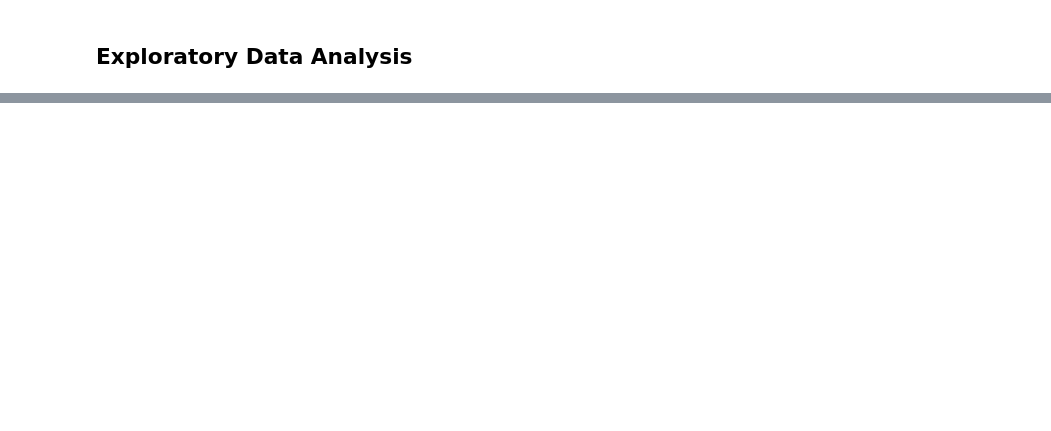
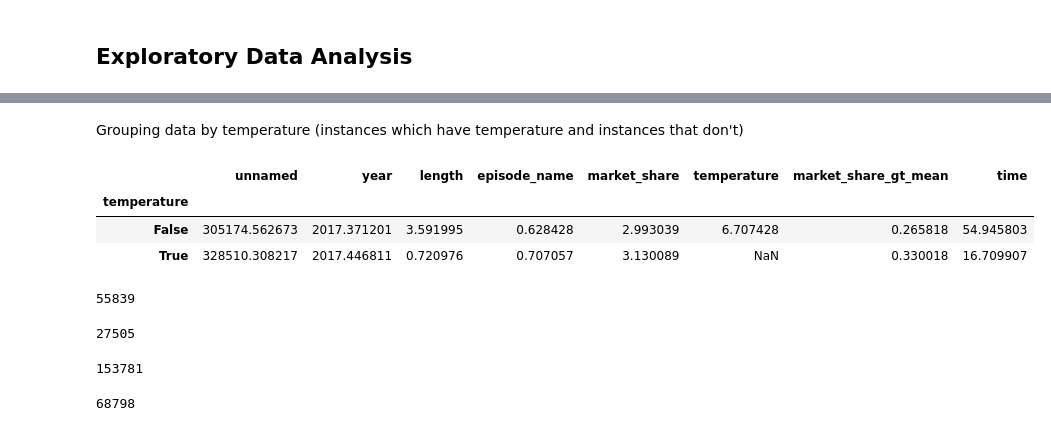
Before and after one commit to Carbonrun/YapAiTek_Challenge, a Jupyter notebook: 01_EDA.ipynb, the cells around one changed output, grey strips where cells are left out. Drawn from its saved outputs; the diff is of its cells as text; code cells hidden in the pictures; blank space fills up the shorter version.

```diff
--- a/01_EDA.ipynb
+++ b/01_EDA.ipynb
@@ -67,0 +137,44 @@ train_data.describe()
+# %%
+def get_running_time(row):
+    r"""Helper function to calculate length of a show.
+
+    Parameters:
+    -------------
+        row: a pandas.DataFrame row
+
+    Returns:
+    -------------
+        int: show length
+    """
+    start = pd.to_datetime(row['start_time'])
+    end = pd.to_datetime(row['end_time'])
+
+    return (end - start).seconds // 60
+# %%
+# apply the helper function and store the values in a new column
+train_data['time'] = train_data.apply(lambda x: get_running_time(x), axis=1)
+# %%
+# fill time feature missing value with the mean
+train_data['time'].fillna(value=train_data['time'].mean(), inplace=True)
+# drop 'start_time' and 'end_time' columns
+train_data.drop(columns=['start_time', 'end_time'], inplace=True, errors='ignore')
+# %%
+# boolean indicator to know if a row had 'episode_name' or not
+train_data['episode_name'] = train_data['episode_name'].apply(lambda x: 0 if pd.isnull(x) else 1)
+# %% [markdown]
+Grouping data by temperature (instances which have temperature and instances that don't)
+# %%
+train_data.groupby(train_data['temperature'].isnull()).mean()
+# %% [output]
+|  | unnamed | year | length | episode_name | market_share | temperature | market_share_gt_mean | time |
+| temperature |  |  |  |  |  |  |  |  |
+| False | 305174.562673 | 2017.371201 | 3.591995 | 0.628428 | 2.993039 | 6.707428 | 0.265818 | 54.945803 |
+| True | 328510.308217 | 2017.446811 | 0.720976 | 0.707057 | 3.130089 | NaN | 0.330018 | 16.709907 |
+# %%
+train_data[train_data['market_share_gt_mean'] == 0]['temperature'].isnull().sum()
+# %% [output]
+55839
+# %%
+train_data[train_data['market_share_gt_mean'] == 1]['temperature'].isnull().sum()
+# %% [output]
+27505
@@ -67,0 +186,8 @@ train_data.describe()
+# %%
+len(train_data[(train_data['market_share_gt_mean'] == 0) & (train_data['episode_name'] == 0)])
+# %% [output]
+153781
+# %%
+len(train_data[(train_data['market_share_gt_mean'] == 1) & (train_data['episode_name'] == 0)])
+# %% [output]
+68798
```
Also changed, not shown: parts of 19 cells of this notebook.
